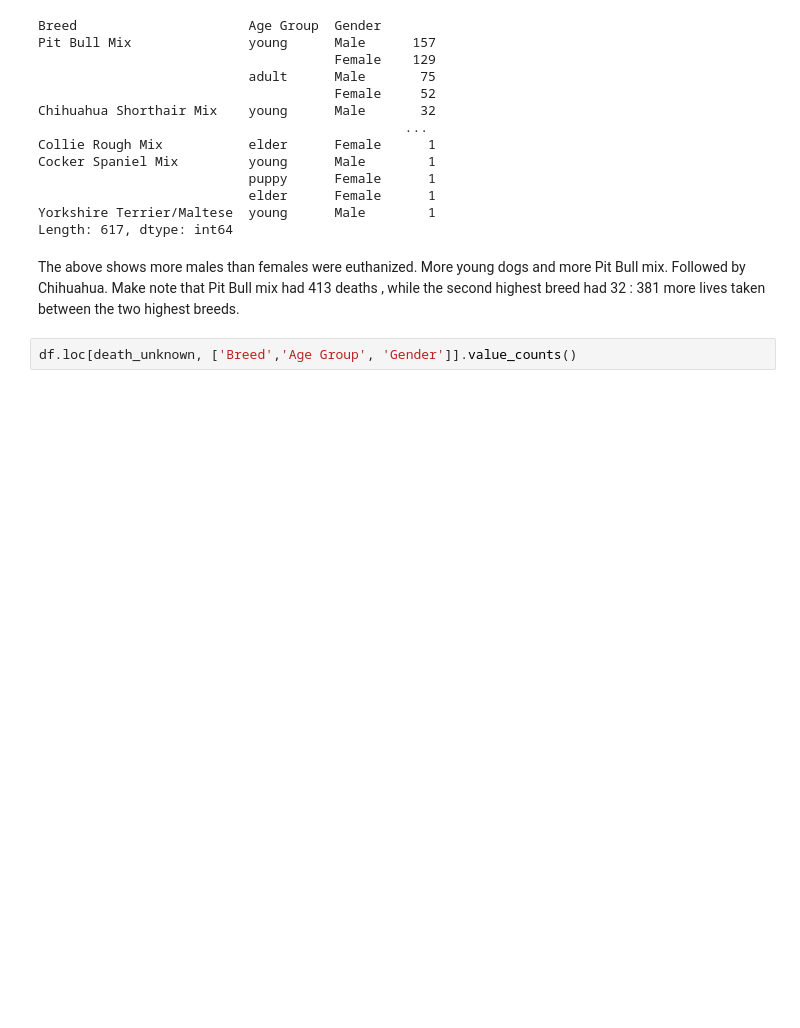
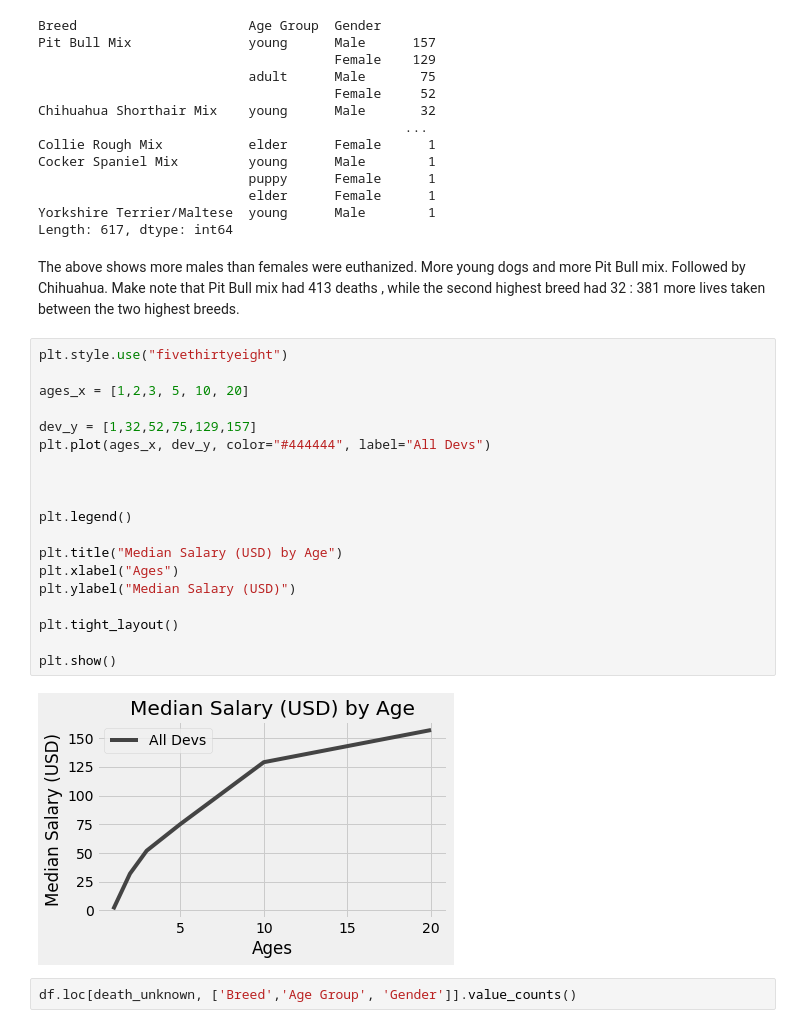
Before and after one commit to happyhorseshoe/doggone, a Jupyter notebook: dogs.ipynb, the cells around one changed output. Drawn from its saved outputs; the diff is of its cells as text; blank space fills up the shorter version.

```diff
--- a/dogs.ipynb
+++ b/dogs.ipynb
@@ -274,6 +274,27 @@ Yorkshire Terrier/Maltese  young      Male        1
 Length: 617, dtype: int64
 # %% [markdown]
 The above shows more males than females were euthanized.  More young dogs and more Pit Bull mix. Followed by Chihuahua.  Make note that Pit Bull mix had 413 deaths , while the second highest breed had 32 : 381 more lives taken between the two highest breeds.
+# %%
+plt.style.use("fivethirtyeight")
+
+ages_x = [1,2,3, 5, 10, 20]
+
+dev_y = [1,32,52,75,129,157]
+plt.plot(ages_x, dev_y, color="#444444", label="All Devs")
+
+
+
+plt.legend()
+
+plt.title("Median Salary (USD) by Age")
+plt.xlabel("Ages")
+plt.ylabel("Median Salary (USD)")
+
+plt.tight_layout()
+
+plt.show()
+# %% [output]
+[figure, added]
 # %%
 df.loc[death_unknown, ['Breed','Age Group', 'Gender']].value_counts()
 # %% [output]
```
